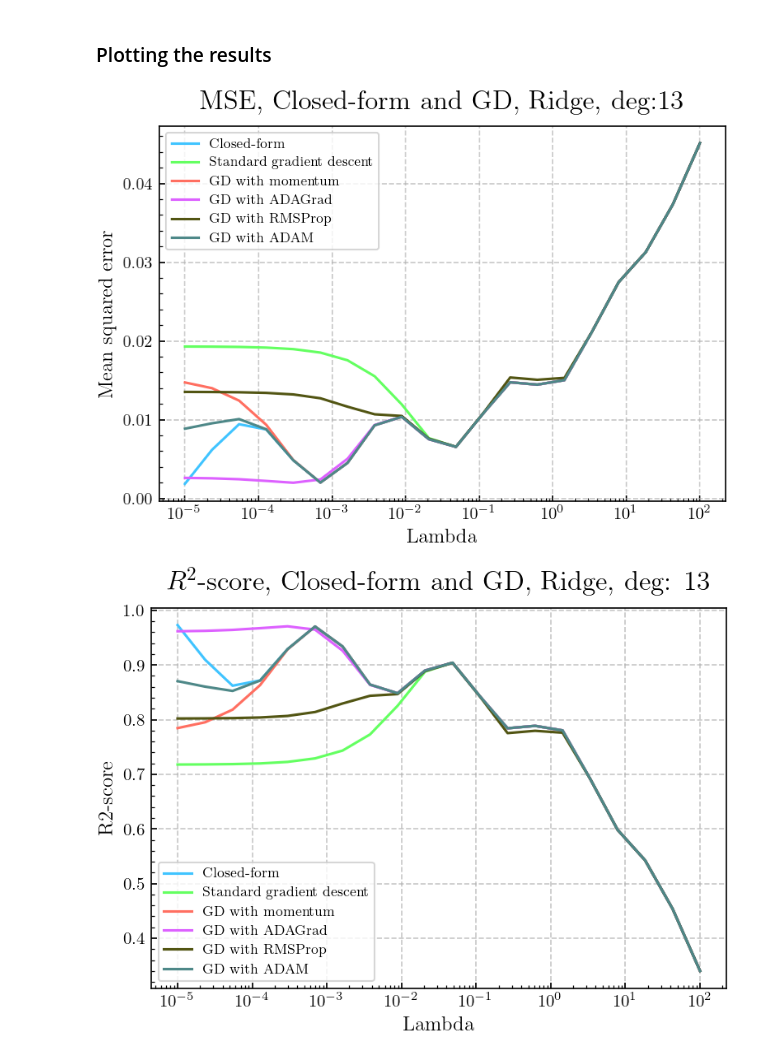
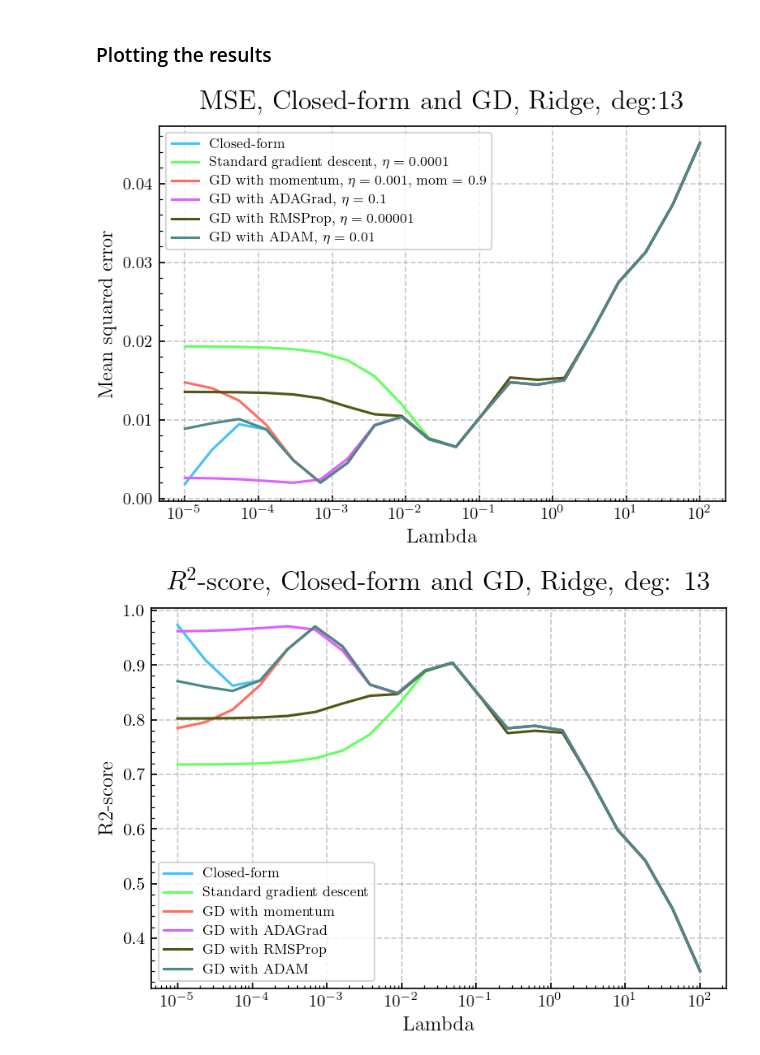
Before and after one commit to egil10/FYSSTK3155, a Jupyter notebook: PROJECT 1/Code/Exd_new.ipynb, the cells around one changed output. Drawn from its saved outputs; the diff is of its cells as text; code cells hidden in the pictures.

```diff
--- a/PROJECT 1/Code/Exd_new.ipynb
+++ b/PROJECT 1/Code/Exd_new.ipynb
@@ -607,11 +607,11 @@ for l in lambdas:
 # MSEs
 plt.figure()
 plt.plot(lambdas, MSE_closed_form_Ridge, label="Closed-form", color='#40C4FF', linewidth=1.5)
-plt.plot(lambdas, MSE_gd_fixed_learning_rate_Ridge, label="Standard gradient descent", color='#64FF61', linewidth=1.5)
-plt.plot(lambdas, MSE_gd_momentum_Ridge, label="GD with momentum", color='#FF6F61', linewidth=1.5)
-plt.plot(lambdas, MSE_gd_ADAGrad_Ridge, label="GD with ADAGrad", color='#DD61FF', linewidth=1.5)
-plt.plot(lambdas, MSE_gd_RMSProp_Ridge, label="GD with RMSProp", color='#525513', linewidth=1.5)
-plt.plot(lambdas, MSE_gd_ADAM_Ridge, label="GD with ADAM", color='#4E8888', linewidth=1.5)
+plt.plot(lambdas, MSE_gd_fixed_learning_rate_Ridge, label="Standard gradient descent, $\eta = 0.0001$", color='#64FF61', linewidth=1.5)
+plt.plot(lambdas, MSE_gd_momentum_Ridge, label="GD with momentum, $\eta = 0.001$, mom = 0.9", color='#FF6F61', linewidth=1.5)
+plt.plot(lambdas, MSE_gd_ADAGrad_Ridge, label="GD with ADAGrad, $\eta = 0.1$", color='#DD61FF', linewidth=1.5)
+plt.plot(lambdas, MSE_gd_RMSProp_Ridge, label="GD with RMSProp, $\eta = 0.00001$", color='#525513', linewidth=1.5)
+plt.plot(lambdas, MSE_gd_ADAM_Ridge, label="GD with ADAM, $\eta = 0.01$", color='#4E8888', linewidth=1.5)
 plt.title(f"MSE, Closed-form and GD, Ridge, deg:{p} ", fontsize=16, fontfamily='sans-serif', pad=10)
 plt.ylabel("Mean squared error", fontsize=12, fontfamily='sans-serif')
 plt.xlabel("Lambda", fontsize=12, fontfamily='sans-serif')
@@ -633,33 +633,33 @@ plt.plot(lambdas, R2_gd_RMSProp_Ridge, label="GD with RMSProp", color='#525513',
 plt.plot(lambdas, R2_gd_ADAM_Ridge, label="GD with ADAM", color='#4E8888', linewidth=1.5)
 plt.title(f"$R^2$-score, Closed-form and GD, Ridge, deg: {p}", fontsize=16, fontfamily='sans-serif', pad=10)
 plt.legend(fontsize=8)
 plt.ylabel("R2-score", fontsize=12, fontfamily='sans-serif')
 plt.xlabel("Lambda", fontsize=12, fontfamily='sans-serif')
 plt.xscale("log")
 plt.grid(True, linestyle='--', alpha=0.7)
 fig = plt.gcf()
 fig.set_size_inches(6, 4)
 plt.savefig("Plots/r2_gradient_descent_methods_Ridge.pdf", bbox_inches="tight")
 plt.show()
 
 
 # Number of iterations
 plt.plot(lambdas, num_iterations_gd_fixed_learning_rate_Ridge, label="Standard GD", color='#64FF61', linewidth=1.5)
 plt.plot(lambdas, num_iterations_gd_momentum_Ridge, label="With momentum", color='#FF6F61', linewidth=1.5)
 plt.plot(lambdas, num_iterations_gd_ADAGrad_Ridge, label="ADAGrad", color='#DD61FF', linewidth=1.5)
 plt.plot(lambdas, num_iterations_gd_RMSProp_Ridge, label="RMSProp", color='#525513', linewidth=1.5)
 plt.plot(lambdas, num_iterations_gd_ADAM_Ridge, label="ADAM", color='#4E8888', linewidth=1.5)
 plt.title(f"Number of iterations, GD methods. $\eta$ = {eta}, deg = {p}", fontsize=16, fontfamily='sans-serif', pad=10)
 plt.ylabel("Number of iterations", fontsize=12, fontfamily='sans-serif')
 plt.xlabel("Lambda", fontsize=12, fontfamily='sans-serif')
 plt.xscale("log")
 plt.legend(fontsize=8)
 plt.grid(True, linestyle='--', alpha=0.7)
 fig = plt.gcf()
 fig.set_size_inches(6, 4)
 plt.savefig("Plots/number_of_iterations_gradient_descent_methods_Ridge.pdf", bbox_inches="tight")
 plt.show()
 # %% [output]
-[figure, old version]
+[figure, new version]
 [figure]
 [figure]
```
Also changed, not shown: parts of 2 cells of this notebook, 8 other files.
